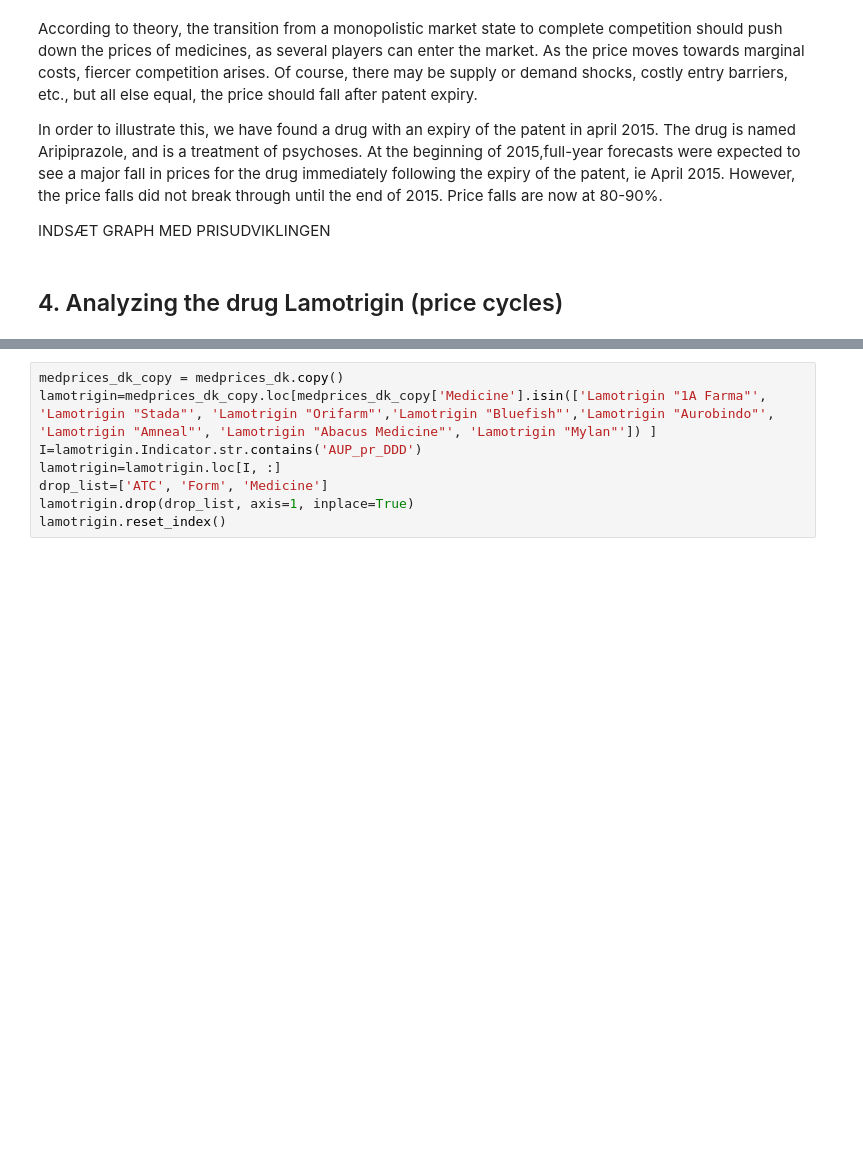
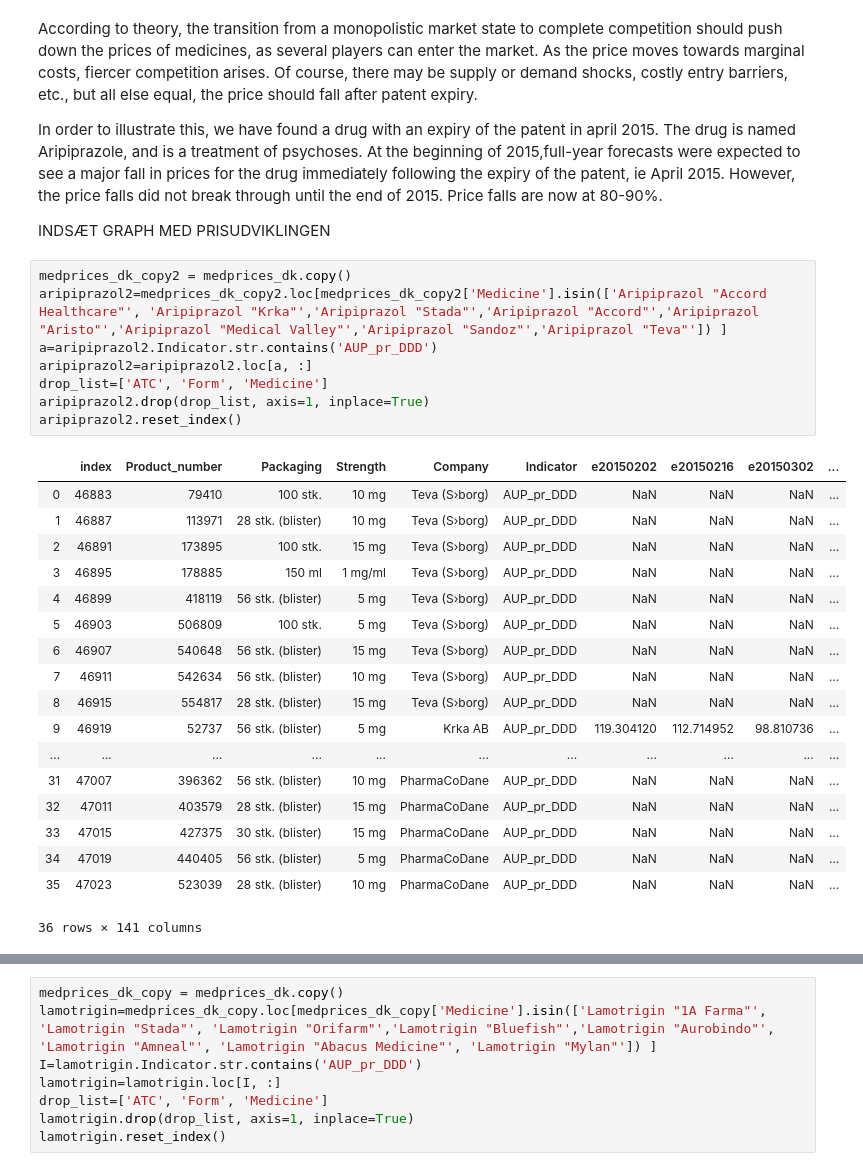
Before and after one commit to AdamTrolle/projects-2020-group-21, a Jupyter notebook: dataproject/dataproject.ipynb, the cells around one changed output, grey strips where cells are left out. Drawn from its saved outputs; the diff is of its cells as text; blank space fills up the shorter version.

```diff
--- a/dataproject/dataproject.ipynb
+++ b/dataproject/dataproject.ipynb
@@ -83,5 +99,30 @@ In order to illustrate this, we have found a drug with an expiry of the patent i
 The drug is named Aripiprazole, and is a treatment of psychoses. At the beginning of 2015,full-year forecasts were expected to see a major fall in prices for the drug immediately following the expiry of the patent, ie April 2015. However, the price falls did not break through until the end of 2015. Price falls are now at 80-90%.
 
 INDSÆT GRAPH MED PRISUDVIKLINGEN
-# %% [markdown]
-## 4. Analyzing the drug Lamotrigin (price cycles)
+# %%
+medprices_dk_copy2 = medprices_dk.copy()
+aripiprazol2=medprices_dk_copy2.loc[medprices_dk_copy2['Medicine'].isin(['Aripiprazol "Accord Healthcare"', 'Aripiprazol "Krka"','Aripiprazol "Stada"','Aripiprazol "Accord"','Aripiprazol "Aristo"','Aripiprazol "Medical Valley"','Aripiprazol "Sandoz"','Aripiprazol "Teva"']) ]
+a=aripiprazol2.Indicator.str.contains('AUP_pr_DDD')
+aripiprazol2=aripiprazol2.loc[a, :]
+drop_list=['ATC', 'Form', 'Medicine']
+aripiprazol2.drop(drop_list, axis=1, inplace=True)
+aripiprazol2.reset_index()
+# %% [output]
+|  | index | Product_number | Packaging | Strength | Company | Indicator | e20150202 | e20150216 | e20150302 | ... |
+| 0 | 46883 | 79410 | 100 stk. | 10 mg | Teva (S›borg) | AUP_pr_DDD | NaN | NaN | NaN | ... |
+| 1 | 46887 | 113971 | 28 stk. (blister) | 10 mg | Teva (S›borg) | AUP_pr_DDD | NaN | NaN | NaN | ... |
+| 2 | 46891 | 173895 | 100 stk. | 15 mg | Teva (S›borg) | AUP_pr_DDD | NaN | NaN | NaN | ... |
+| 3 | 46895 | 178885 | 150 ml | 1 mg/ml | Teva (S›borg) | AUP_pr_DDD | NaN | NaN | NaN | ... |
+| 4 | 46899 | 418119 | 56 stk. (blister) | 5 mg | Teva (S›borg) | AUP_pr_DDD | NaN | NaN | NaN | ... |
+| 5 | 46903 | 506809 | 100 stk. | 5 mg | Teva (S›borg) | AUP_pr_DDD | NaN | NaN | NaN | ... |
+| 6 | 46907 | 540648 | 56 stk. (blister) | 15 mg | Teva (S›borg) | AUP_pr_DDD | NaN | NaN | NaN | ... |
+| 7 | 46911 | 542634 | 56 stk. (blister) | 10 mg | Teva (S›borg) | AUP_pr_DDD | NaN | NaN | NaN | ... |
+| 8 | 46915 | 554817 | 28 stk. (blister) | 15 mg | Teva (S›borg) | AUP_pr_DDD | NaN | NaN | NaN | ... |
+| 9 | 46919 | 52737 | 56 stk. (blister) | 5 mg | Krka AB | AUP_pr_DDD | 119.304120 | 112.714952 | 98.810736 | ... |
+| ... | ... | ... | ... | ... | ... | ... | ... | ... | ... | ... |
+| 31 | 47007 | 396362 | 56 stk. (blister) | 10 mg | PharmaCoDane | AUP_pr_DDD | NaN | NaN | NaN | ... |
+| 32 | 47011 | 403579 | 28 stk. (blister) | 15 mg | PharmaCoDane | AUP_pr_DDD | NaN | NaN | NaN | ... |
+| 33 | 47015 | 427375 | 30 stk. (blister) | 15 mg | PharmaCoDane | AUP_pr_DDD | NaN | NaN | NaN | ... |
+| 34 | 47019 | 440405 | 56 stk. (blister) | 5 mg | PharmaCoDane | AUP_pr_DDD | NaN | NaN | NaN | ... |
+| 35 | 47023 | 523039 | 28 stk. (blister) | 10 mg | PharmaCoDane | AUP_pr_DDD | NaN | NaN | NaN | ... |
+36 rows × 141 columns
```
Also changed, not shown: parts of 10 cells of this notebook.
